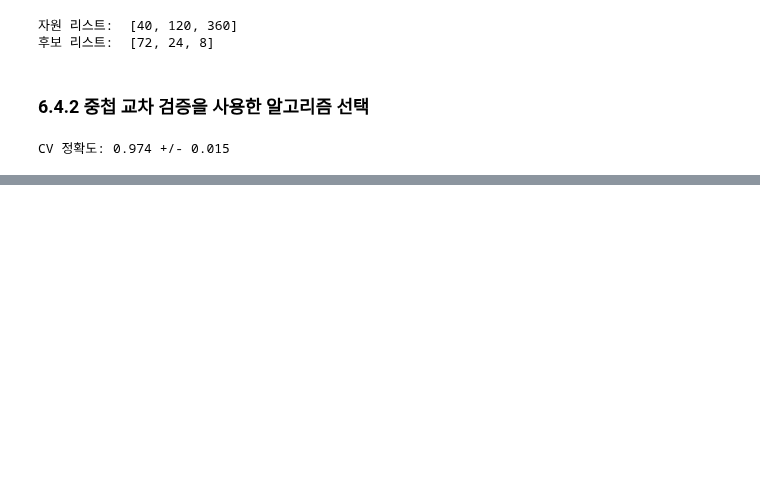
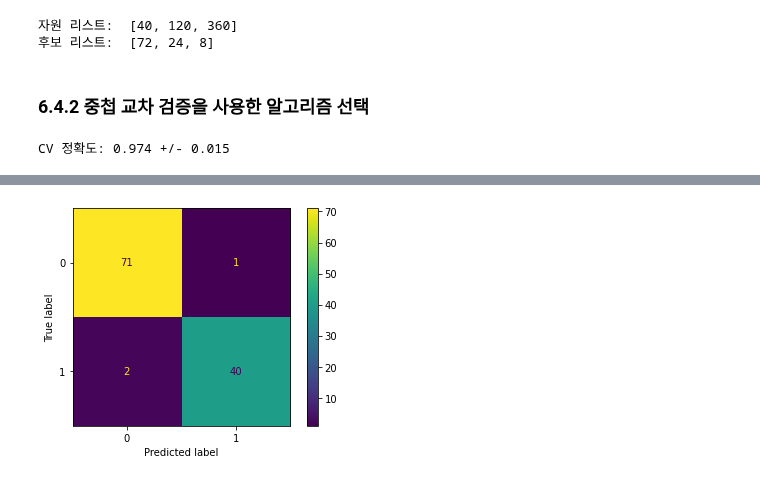
Before and after one commit to sunghyouk/study_room, a Jupyter notebook: python_ML/ex_chapter_6.ipynb, the cells around one changed output, grey strips where cells are left out. Cells and saved outputs as stored; diff of their text form; code cells hidden in the pictures; blank space fills up the shorter version.

```diff
--- a/python_ML/ex_chapter_6.ipynb
+++ b/python_ML/ex_chapter_6.ipynb
@@ -383,0 +410,7 @@ CV 정확도: 0.974 +/- 0.015
+# %%
+# 추가
+from sklearn.metrics import plot_confusion_matrix
+plot_confusion_matrix(pipe_svc, X_test, y_test)
+plt.show()
+# %% [output]
+[figure, added]
```
Also changed, not shown: parts of 7 cells of this notebook.
